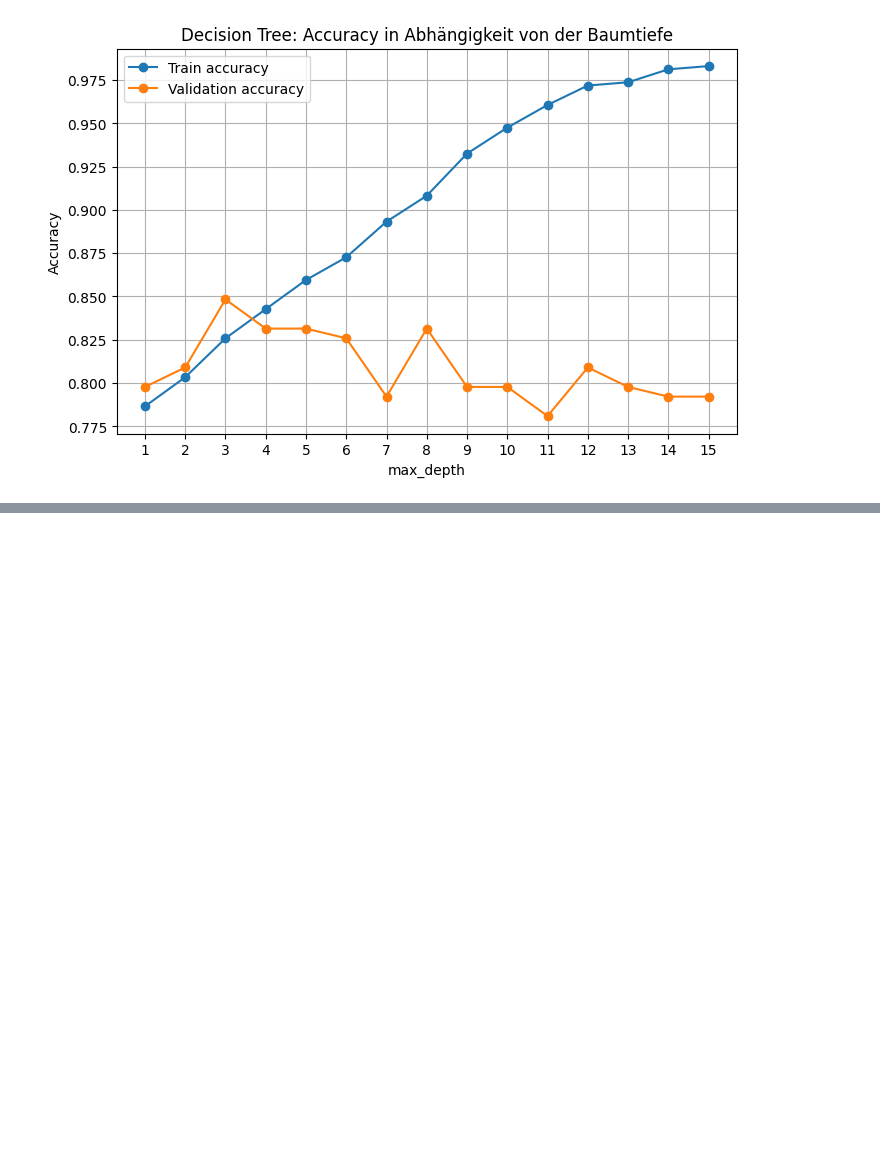
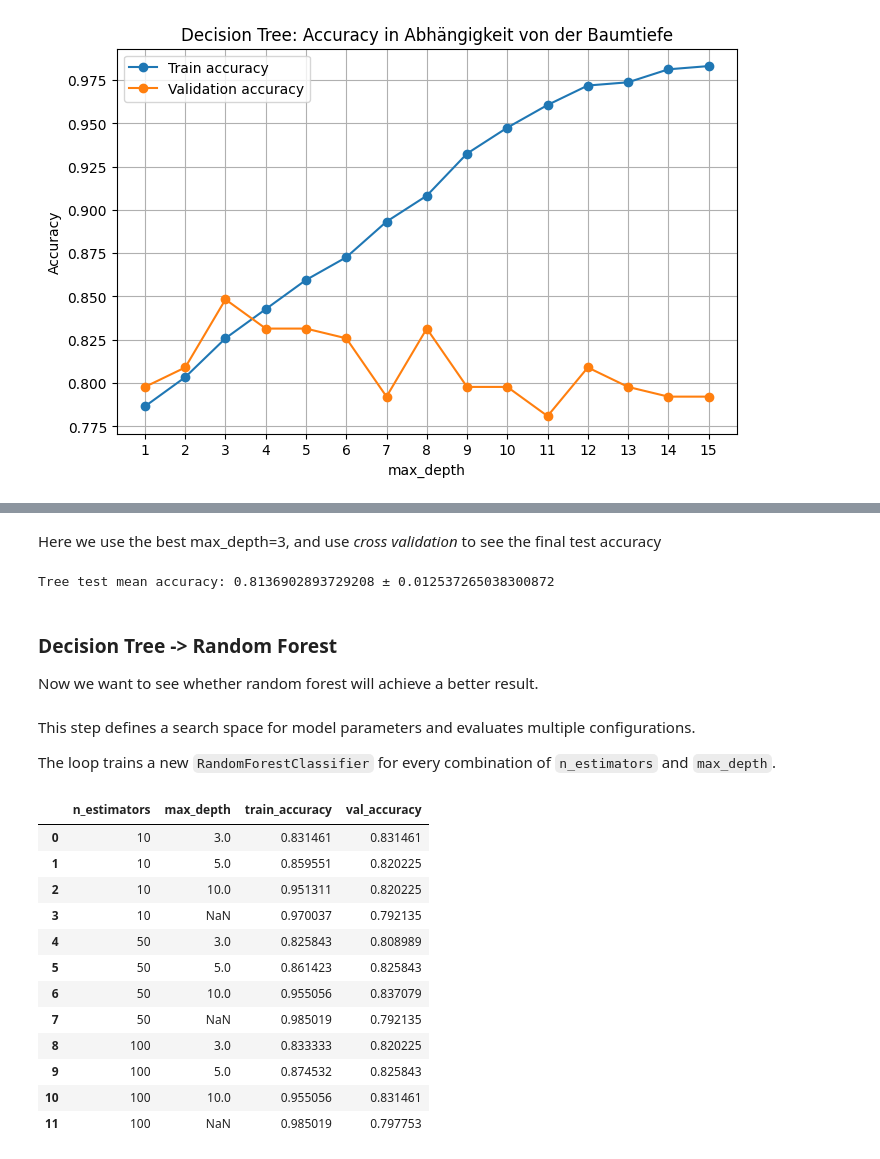
Before and after one commit to Zoehong11/solarLaborArbeit, a Jupyter notebook: laborarbeit_teil1.ipynb, the cells around one changed output, grey strips where cells are left out. Drawn from its saved outputs; the diff is of its cells as text; code cells hidden in the pictures; blank space fills up the shorter version.

```diff
--- a/laborarbeit_teil1.ipynb
+++ b/laborarbeit_teil1.ipynb
@@ -588,13 +636,0 @@ Best validation accuracy: 0.8370786516853933
-# %%
-# use 10 as C
-pipe_log = Pipeline([
-    ("poly", PolynomialFeatures(degree=2)),
-    ("scaler", StandardScaler()),
-    ("logreg", LogisticRegression(penalty="l2", C=1.0))
-])
-
-pipe_log.fit(X_train_sub, y_train_sub)
-test_acc = accuracy_score(y_test, pipe_log.predict(X_test))
-
-print("Final model performance:")
-print("Test accuracy:", test_acc)
@@ -848,0 +637,65 @@ Test-Accuracy des mit dem Validation Set getunten Modells: 0.7713
+# %% [markdown]
+Here we use the best max_depth=3, and use *cross validation* to see the final test accuracy
+# %%
+tree_tuned = DecisionTreeClassifier(
+    criterion="gini",
+    max_depth=best_depth,
+    random_state=42
+)
+tree_tuned.fit(X_train, y_train)
+
+cv = StratifiedKFold(n_splits=5, shuffle=True, random_state=42)
+scores = cross_val_score(tree_tuned, X, y, cv=cv, scoring="accuracy")
+
+print("Tree test mean accuracy:", scores.mean(), "±", scores.std())
+# %% [output]
+Tree test mean accuracy: 0.8136902893729208 ± 0.012537265038300872
+# %% [markdown]
+### Decision Tree -> Random Forest
+
+Now we want to see whether random forest will achieve a better result.
+# %% [markdown]
+This step defines a search space for model parameters and evaluates multiple configurations.
+
+The loop trains a new `RandomForestClassifier` for every combination of `n_estimators` and `max_depth`.
+# %%
+rf_results = []
+
+n_estimators_list = [10, 50, 100]
+max_depth_list = [3, 5, 10, None]
+
+for n_estimators in n_estimators_list:
+    for max_depth in max_depth_list:
+        rf = RandomForestClassifier(
+            n_estimators=n_estimators,
+            max_depth=max_depth,
+            random_state=42
+        )
+        rf.fit(X_train_sub, y_train_sub)
+
+        train_acc = accuracy_score(y_train_sub, rf.predict(X_train_sub))
+        val_acc = accuracy_score(y_val, rf.predict(X_val))
+
+        rf_results.append({
+            "n_estimators": n_estimators,
+            "max_depth": max_depth,
+            "train_accuracy": train_acc,
+            "val_accuracy": val_acc
+        })
+
+rf_results = pd.DataFrame(rf_results)
+rf_results
+# %% [output]
+|  | n_estimators | max_depth | train_accuracy | val_accuracy |
+| 0 | 10 | 3.0 | 0.831461 | 0.831461 |
+| 1 | 10 | 5.0 | 0.859551 | 0.820225 |
+| 2 | 10 | 10.0 | 0.951311 | 0.820225 |
+| 3 | 10 | NaN | 0.970037 | 0.792135 |
+| 4 | 50 | 3.0 | 0.825843 | 0.808989 |
+| 5 | 50 | 5.0 | 0.861423 | 0.825843 |
+| 6 | 50 | 10.0 | 0.955056 | 0.837079 |
+| 7 | 50 | NaN | 0.985019 | 0.792135 |
+| 8 | 100 | 3.0 | 0.833333 | 0.820225 |
+| 9 | 100 | 5.0 | 0.874532 | 0.825843 |
+| 10 | 100 | 10.0 | 0.955056 | 0.831461 |
+| 11 | 100 | NaN | 0.985019 | 0.797753 |
```
Also changed, not shown: parts of 100 cells of this notebook.
